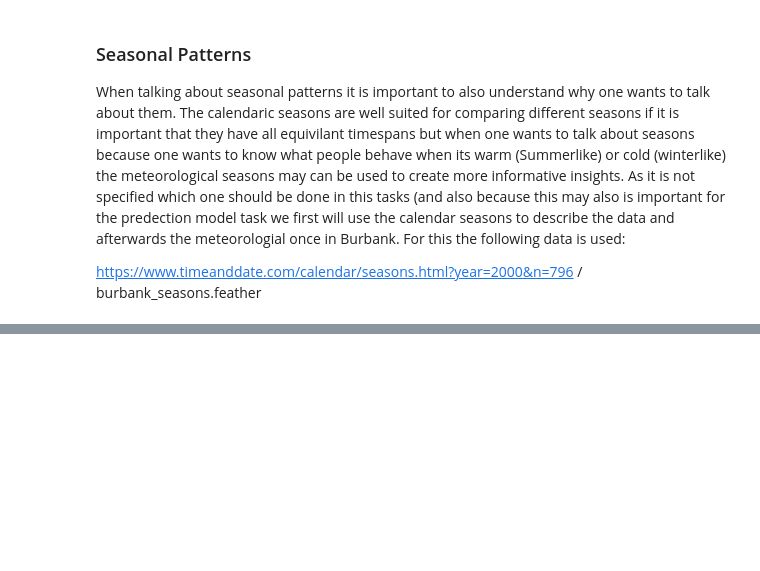
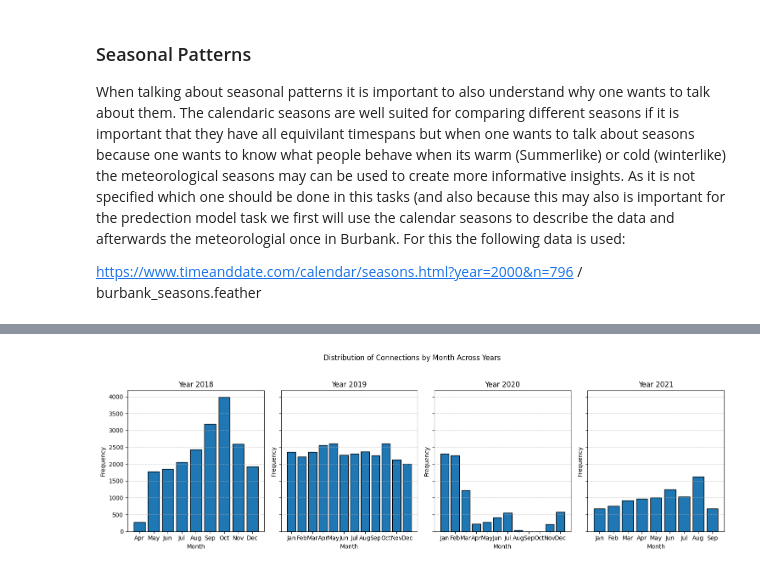
Before and after one commit to Amocon/A-Team_AA-Team-Assignment_2024, a Jupyter notebook: aa_team_assignment/temporal_patterns_and_seasonality.ipynb, the cells around one changed output, grey strips where cells are left out. Saved outputs shown, nothing was run; the diff lists cells and outputs as text; code cells hidden in the pictures; blank space fills up the shorter version.

Commit message:
Added seasons

```diff
--- a/aa_team_assignment/temporal_patterns_and_seasonality.ipynb
+++ b/aa_team_assignment/temporal_patterns_and_seasonality.ipynb
@@ -201,3 +30,6 @@ example_year.head()
+# %%
+years = [full_charging_df["connectionYear"].min()+ year for year in range(full_charging_df["connectionYear"].max() - full_charging_df["connectionYear"].min() + 1)]
+dfs_by_year = {year: full_charging_df[full_charging_df["connectionYear"] == year] for year in years}
 # %% [markdown]
 ### Seasonal Patterns
 
@@ -209,0 +58,5 @@ https://www.timeanddate.com/calendar/seasons.html?year=2000&n=796 / burbank_seas
+# %%
+# Calculate the season for each date
+for year in years:
+    # der winter sollte immer den winter am anfang des jahres beinhalten (der winter als erste jahreszeit und nicht beide winter die in einem jahr liegen
+    dfs_by_year[year]["season"] = dfs_by_year[year]["connectionTime"].apply(get_season)
@@ -209,0 +105,5 @@ https://www.timeanddate.com/calendar/seasons.html?year=2000&n=796 / burbank_seas
+# %%
+# Just a reminder
+plot_hist(dfs_by_year=dfs_by_year, title="Distribution of Connections by Month Across Years")
+# %% [output]
+[figure, added]
```
Also changed, not shown: parts of 24 cells of this notebook, 8 other files.
